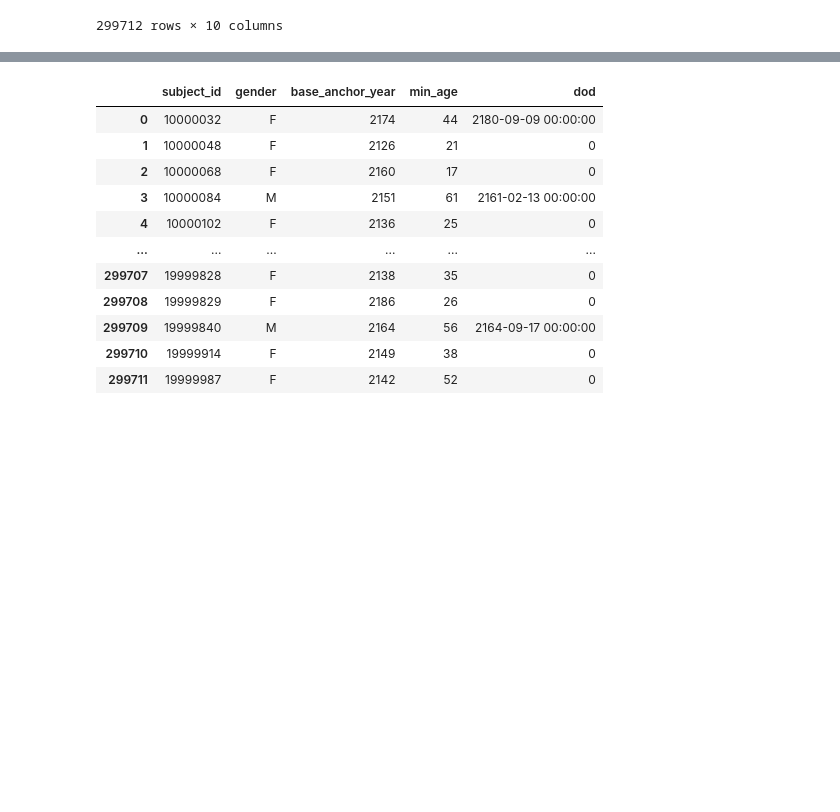
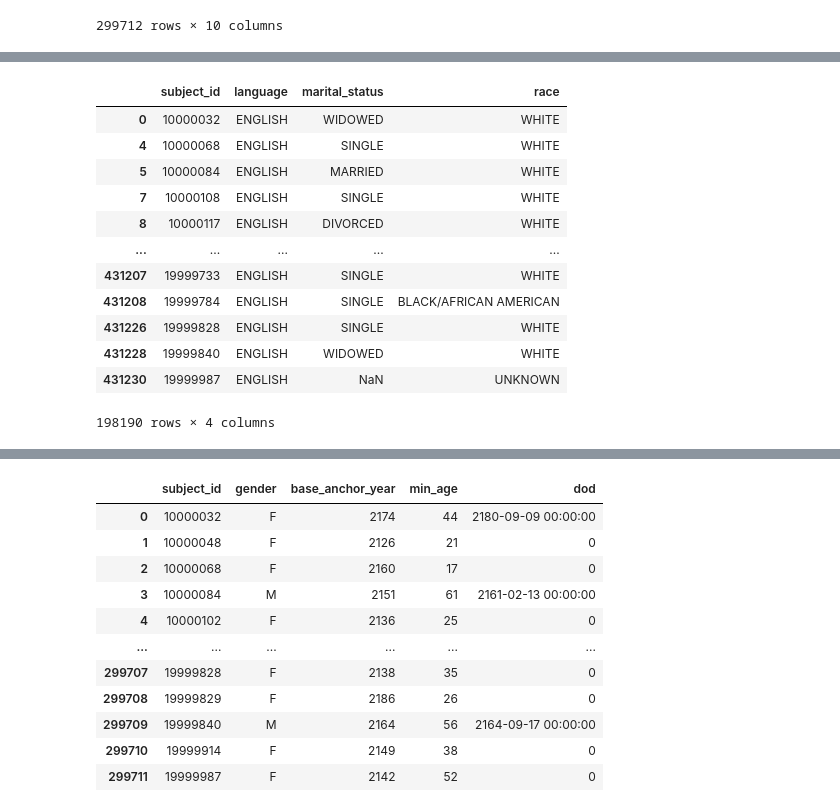
Before and after one commit to smitamisra/EHR_exploration, a Jupyter notebook: notebooks/merge_eda.ipynb, the cells around one changed output, grey strips where cells are left out. Cells and saved outputs as stored; diff of their text form; code cells hidden in the pictures; blank space fills up the shorter version.

```diff
--- a/notebooks/merge_eda.ipynb
+++ b/notebooks/merge_eda.ipynb
@@ -807,0 +820,16 @@ pts
+# %%
+admissions[['subject_id','language', 'marital_status','race']].drop_duplicates()
+# %% [output]
+|  | subject_id | language | marital_status | race |
+| 0 | 10000032 | ENGLISH | WIDOWED | WHITE |
+| 4 | 10000068 | ENGLISH | SINGLE | WHITE |
+| 5 | 10000084 | ENGLISH | MARRIED | WHITE |
+| 7 | 10000108 | ENGLISH | SINGLE | WHITE |
+| 8 | 10000117 | ENGLISH | DIVORCED | WHITE |
+| ... | ... | ... | ... | ... |
+| 431207 | 19999733 | ENGLISH | SINGLE | WHITE |
+| 431208 | 19999784 | ENGLISH | SINGLE | BLACK/AFRICAN AMERICAN |
+| 431226 | 19999828 | ENGLISH | SINGLE | WHITE |
+| 431228 | 19999840 | ENGLISH | WIDOWED | WHITE |
+| 431230 | 19999987 | ENGLISH | NaN | UNKNOWN |
+198190 rows × 4 columns
```
Also changed, not shown: parts of 19 cells of this notebook, 3 other files.
